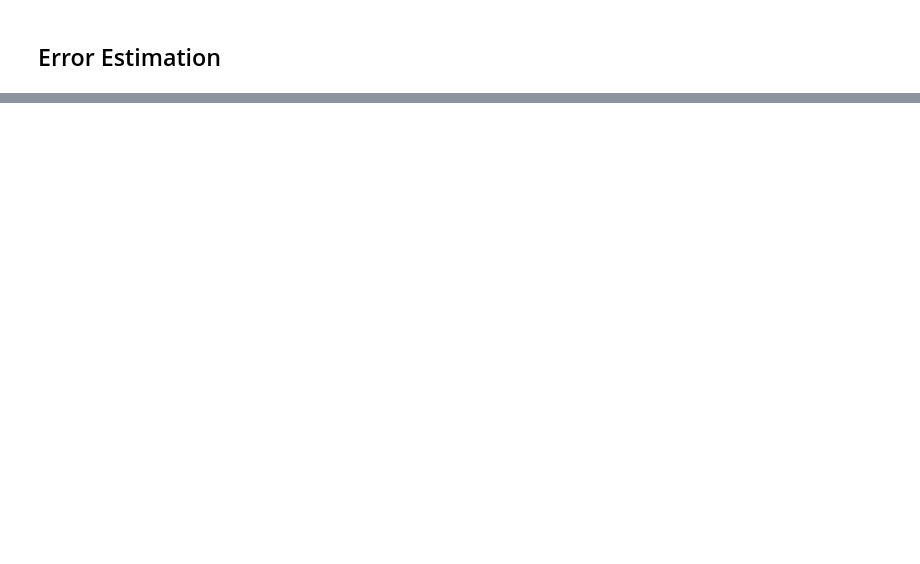
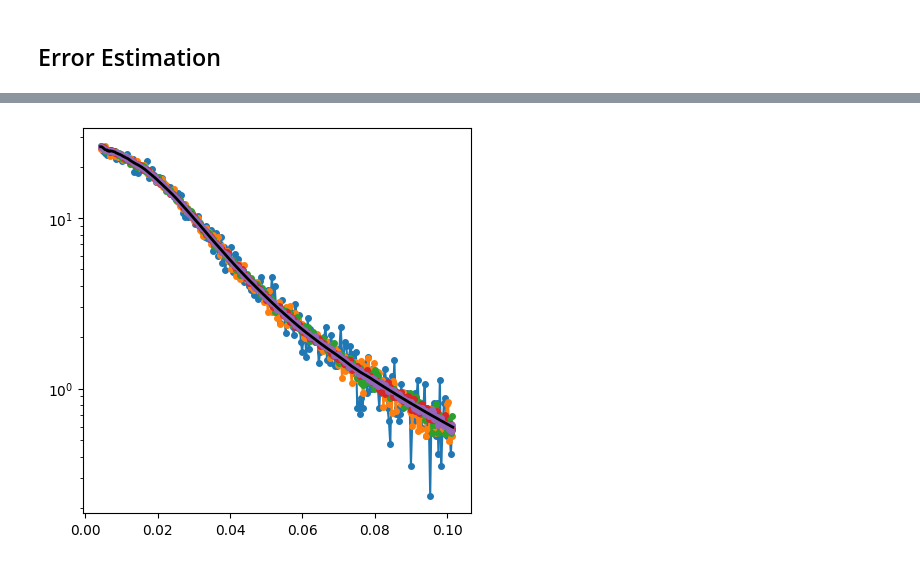
Before and after one commit to ch-tung/MLSR, a Jupyter notebook: binning/test_1D_instr.ipynb, the cells around one changed output, grey strips where cells are left out. Drawn from its saved outputs; the diff is of its cells as text; code cells hidden in the pictures; blank space fills up the shorter version.

```diff
--- a/binning/test_1D_instr.ipynb
+++ b/binning/test_1D_instr.ipynb
@@ -1498,0 +1226,90 @@ len(Qf)
+# %%
+# Select a collimation to analyze
+fixed_collimation = '-'  # manually selected
+
+best_bin_size_str = 'EQSANS'  # manually selected
+best_time_str = str(int(sorted_time_keys[-1]))
+best_data = data[best_bin_size_str][fixed_collimation][best_time_str]
+
+print(f"Using best dataset: Bin size = {best_bin_size_str}, Time = {best_time_str}")
+
+# L is the range between min and max Q of the best data
+L = best_data.Q.max() - best_data.Q.min()
+
+# for best data, estimate the total counts
+scattering_data = data[best_bin_size_str][fixed_collimation][best_time_str]
+total_counts = scattering_data.total_counts
+print(f"Best data total counts: {total_counts}")
+
+# --- Synthetic dataset generation parameters ---
+samples_per_bin = 8  # quadrature samples per bin for averaging, manually selected
+synthetic_data = defaultdict(lambda: defaultdict(dict))  # [bin][collimation][time_str] -> ScatteringData
+
+# Also filter ground truth for plotting
+mask_gt = (best_data.Q < 0.2) & (best_data.Q > 0)
+best_I_interpolated = interpolate_best_I(best_data, best_data.Q, window_length=17)
+# create best data_interpolated
+best_data_interpolated = ScatteringData(best_data.Q[mask_gt], best_I_interpolated[mask_gt], best_data.I_err[mask_gt], best_data.dQ[mask_gt])
+
+Qmin, Qmax = np.min(best_data.Q), np.max(best_data.Q)
+
+# Synthetic datasets for each bin size and time ---
+# this loop produces synthetic datasets: synthetic_data_list
+fig = plt.figure(figsize=(5, 5))
+ax = fig.add_subplot(111)
+
+count_list = [3e4, 1e5, 3e5, 1e6, 3e6]
+count_list = np.array(count_list, dtype=float)
+count_list = count_list
+
+N_MC = 16
+synthetic_data_list = []
+for i_MC in range(N_MC):
+    synthetic_data_list.append(defaultdict(lambda: defaultdict(dict)))
+    bin_size_key = 'EQSANS'
+    sd_ref = data[bin_size_key][collimation][best_time_str]
+    nbins = int(len(sd_ref.Q)*2.56)
+    if i_MC == 0:
+        print(f"Using nbins = {nbins} for EQSANS synthetic data generation")
+
+    bin_width = L / nbins
+    Q_centers = np.linspace(Qmin + 0.5 * bin_width, Qmax - 0.5 * bin_width, nbins)
+    dQ_uniform = np.full(nbins, bin_width)
+
+    for i_time, time_str in enumerate(count_list):
+        time_val = float(time_str)
+        total_counts = time_val
+
+        I_mean_uniform = np.empty(nbins, dtype=float)
+        for i, Qc in enumerate(Q_centers):
+            QL = Qc - 0.5 * bin_width
+            QR = Qc + 0.5 * bin_width
+            qgrid = np.linspace(QL, QR, samples_per_bin)
+            I_vals = interpolate_best_I(best_data_interpolated, qgrid, window_length=5)
+            I_mean_uniform[i] = np.trapz(I_vals, qgrid) / bin_width
+
+        I_sum = np.sum(I_mean_uniform)
+        if I_sum > 0:
+            counts_uniform = total_counts * (I_mean_uniform / I_sum)
+        else:
+            counts_uniform = np.full(nbins, total_counts / nbins)
+
+        I_err_uniform = I_mean_uniform / np.sqrt(counts_uniform)
+
+        rng = np.random.default_rng()
+        I_uniform = rng.normal(loc=I_mean_uniform, scale=I_err_uniform)
+        counts_sampled = rng.poisson(lam=counts_uniform)
+        I_uniform = I_mean_uniform * (counts_sampled / counts_uniform)
+
+        sd_syn = ScatteringData(Q_centers, I_uniform, I_err_uniform, dQ_uniform)
+        sd_syn.total_counts = float(total_counts)
+        synthetic_data = synthetic_data_list[i_MC]
+        synthetic_data[bin_size_key][collimation][time_str] = sd_syn
+
+        if bin_size_key == 'EQSANS' and i_MC == 0:
+            ax.loglog(Q_centers, I_uniform, label=f'Bin: {bin_size_key}, Time: {time_str}', linestyle='-', marker='o', markersize=4)
+
+ax.loglog(best_data.Q, best_I_interpolated, label='Best Data (Ground Truth)', color='black', linestyle='-', linewidth=2)
+ax.set_yscale('log')
+ax.set_xscale('linear')
+# %% [output]
@@ -1498,0 +1319 @@ len(Qf)
+[figure, added]
```
Also changed, not shown: parts of 19 cells of this notebook.
